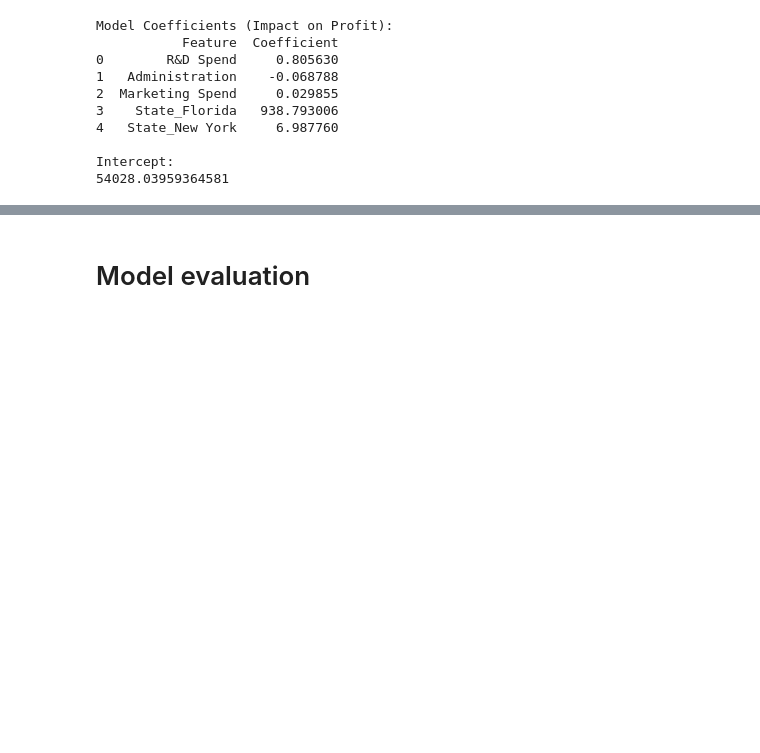
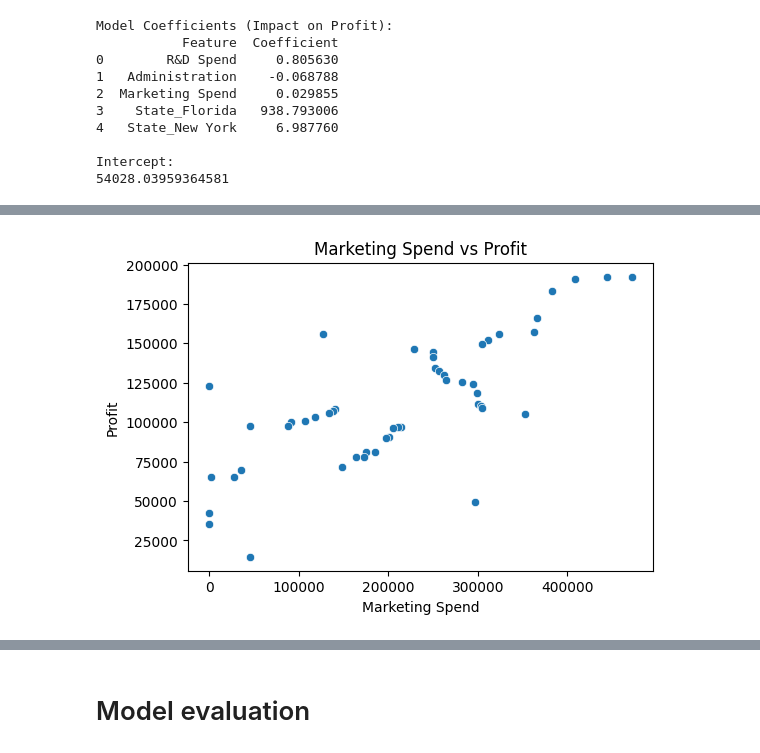
Before and after one commit to ptahir/Multiple-Regression-Model.-, a Jupyter notebook: 50startups.ipynb, the cells around one changed output, grey strips where cells are left out. Drawn from its saved outputs; the diff is of its cells as text; code cells hidden in the pictures; blank space fills up the shorter version.

```diff
--- a/50startups.ipynb
+++ b/50startups.ipynb
@@ -79,0 +108,9 @@ Intercept:
+# %%
+plt.figure(figsize=(6,4))
+sns.scatterplot(x=df['Marketing Spend'], y=df['Profit'])
+plt.title('Marketing Spend vs Profit')
+plt.xlabel('Marketing Spend')
+plt.ylabel('Profit')
+plt.show()
+# %% [output]
+[figure, added]
```
Also changed, not shown: parts of 7 cells of this notebook.
